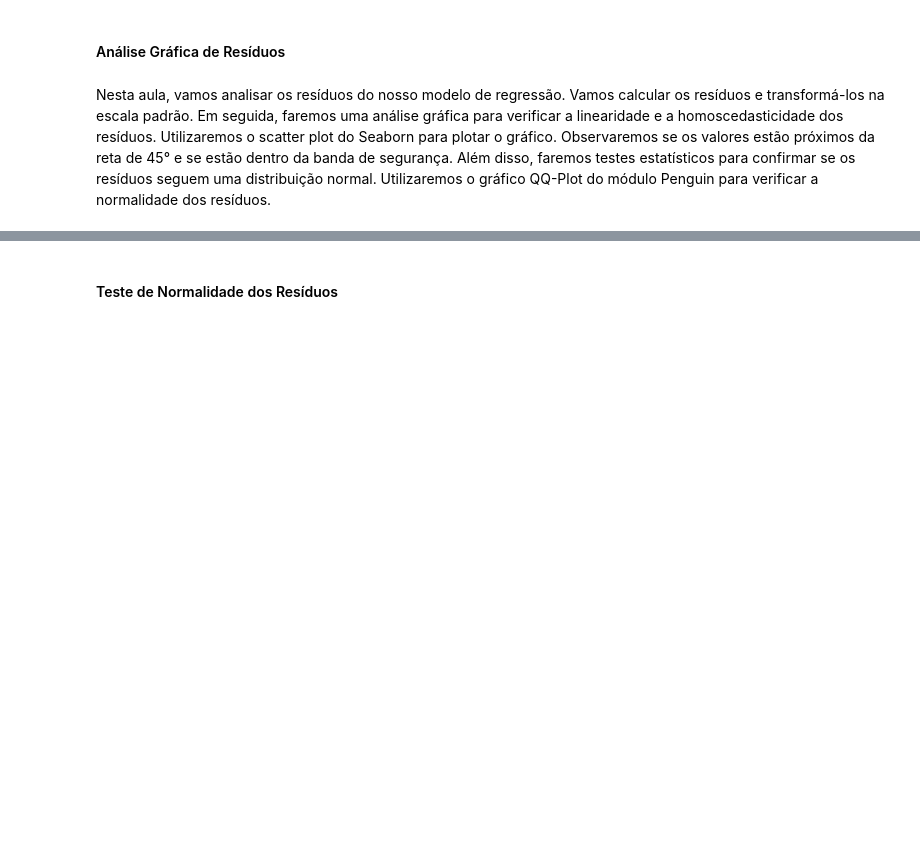
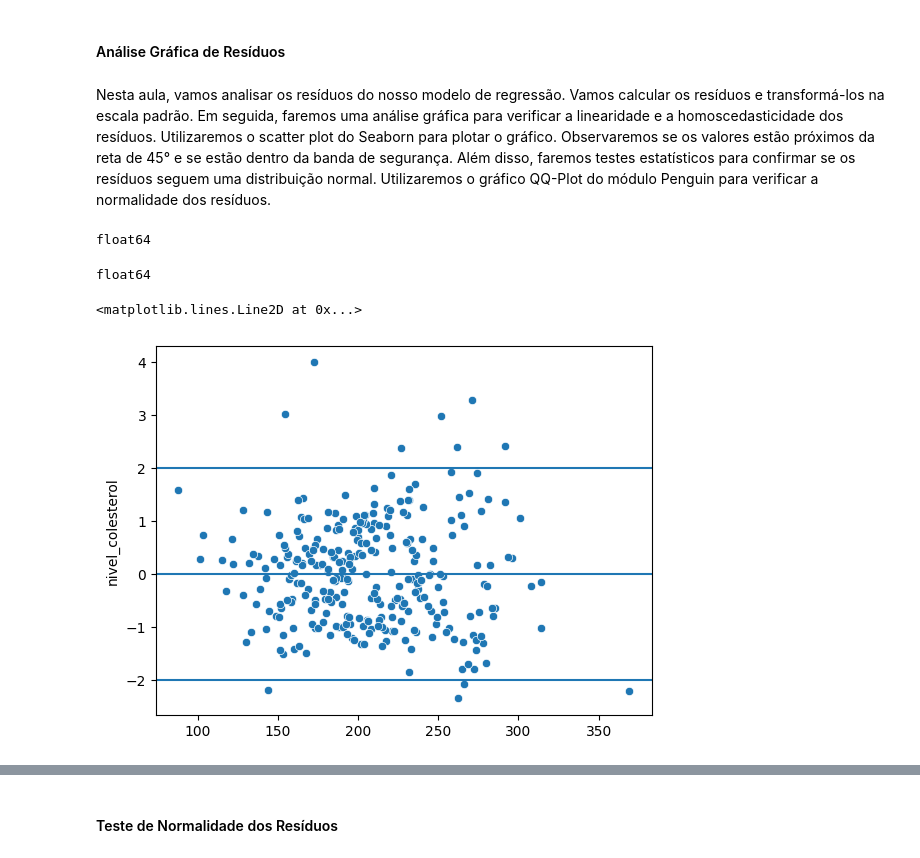
Before and after one commit to mgckaled/ignite-devia-supervised_algorithms, a Jupyter notebook: notebooks/modelo_colesterol.ipynb, the cells around one changed output, grey strips where cells are left out. Drawn from its saved outputs; the diff is of its cells as text; code cells hidden in the pictures; blank space fills up the shorter version.

Commit message:
feat: create multiple linear regression module from model prediction and validadion (notebook)

```diff
--- a/notebooks/modelo_colesterol.ipynb
+++ b/notebooks/modelo_colesterol.ipynb
@@ -511,0 +524,3 @@ Nesta aula, criamos um Pipeline principal para pré-processar os dados e treinar
+# %%
+# treinar modelo
+model_regr.fit(X_train, Y_train)
@@ -515,3 +548,6 @@ Nesta aula, criamos um Pipeline principal para pré-processar os dados e treinar
 #### Análise de Métricas
 # %% [markdown]
 Nesta aula, vamos analisar as métricas do nosso modelo de predição. Primeiro, vamos gerar a predição usando o conjunto de teste. Em seguida, calcularemos o R2Score, que mede o quão bem as variáveis independentes explicam a variância da variável dependente. Um valor próximo de 1 indica um bom modelo. Também calcularemos o MinAbsoluteError, que mede a diferença média entre os valores preditos e reais, e o RMSE, que leva em conta os outliers. Vamos analisar essas métricas para avaliar a qualidade do nosso modelo.
+# %%
+# gerar predição
+Y_pred = model_regr.predict(X_test)
@@ -519,3 +574,26 @@ Nesta aula, vamos analisar as métricas do nosso modelo de predição. Primeiro,
 #### Análise Gráfica de Resíduos
 # %% [markdown]
 Nesta aula, vamos analisar os resíduos do nosso modelo de regressão. Vamos calcular os resíduos e transformá-los na escala padrão. Em seguida, faremos uma análise gráfica para verificar a linearidade e a homoscedasticidade dos resíduos. Utilizaremos o scatter plot do Seaborn para plotar o gráfico. Observaremos se os valores estão próximos da reta de 45° e se estão dentro da banda de segurança. Além disso, faremos testes estatísticos para confirmar se os resíduos seguem uma distribuição normal. Utilizaremos o gráfico QQ-Plot do módulo Penguin para verificar a normalidade dos resíduos.
+# %%
+# calcular resíduos
+residuos = Y_test - Y_pred
+print(residuos.dtype)
+# %% [output]
+float64
+# %%
+# transformar resíduos na escala padrão
+# (X - média) / desvio padrão
+residuos_std = zscore(residuos)
+print(residuos_std.dtype)
+# %% [output]
+float64
+# %%
+# verificar linearidade dos resíduos: valores entre -2 e +2 (escala padrão)
+# verificar homocedasticidade - bem ditribuidos
+sns.scatterplot(x=Y_pred, y=residuos_std)
+plt.axhline(y=0)
+plt.axhline(y=-2)
+plt.axhline(y=2)
+# %% [output]
+<matplotlib.lines.Line2D at 0x...>
+[figure, added]
```
Also changed, not shown: parts of 16 cells of this notebook, 2 other files.
